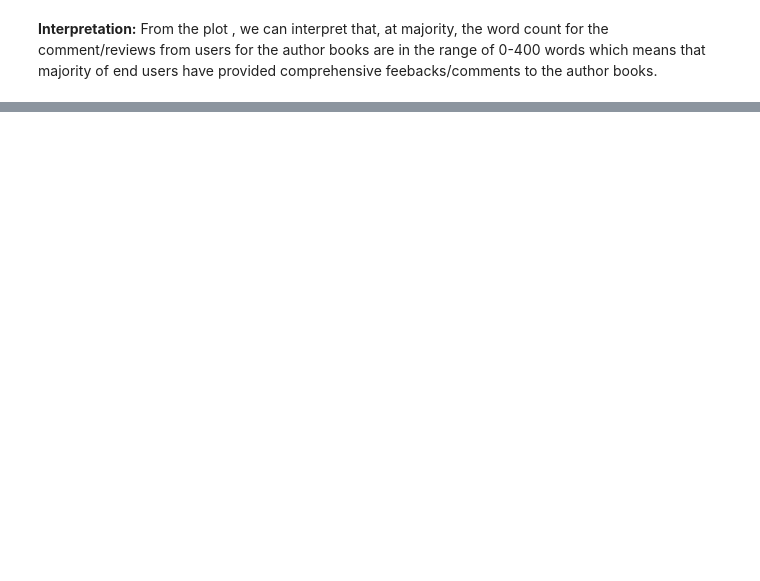
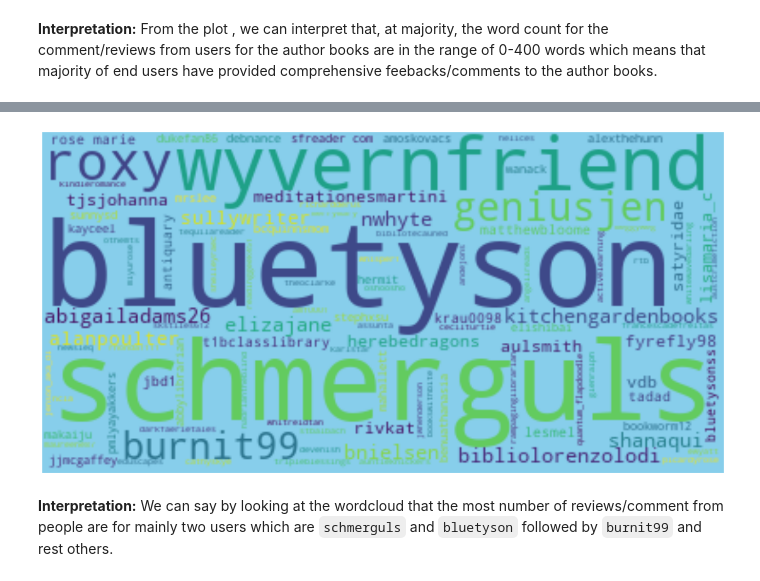
Before and after one commit to agamkachhal/COMP8240_GroupS, a Jupyter notebook: LibraryThing_DataAnalysis.ipynb, the cells around one changed output, grey strips where cells are left out. Cells and saved outputs as stored; diff of their text form; code cells hidden in the pictures; blank space fills up the shorter version.

```diff
--- a/LibraryThing_DataAnalysis.ipynb
+++ b/LibraryThing_DataAnalysis.ipynb
@@ -158,0 +180,16 @@ plt.show()
+# %%
+# Calling the wordcloud function and passing the required parameters.
+
+wordcloud = WordCloud(background_color="skyblue", stopwords = ['one','and','the','of','is','to','be','it']).generate(user_count)
+# %%
+# Constructing wordcloud for the number of users in the top 30k records from the dataset.
+
+rcParams['figure.figsize'] = 20, 20
+plt.imshow(wordcloud,interpolation = 'bilinear')
+plt.axis("off")
+plt.margins(x=0, y=0)
+plt.show()
+# %% [output]
+[figure, added]
+# %% [markdown]
+**Interpretation:** We can say by looking at the wordcloud that the most number of reviews/comment from people are for mainly two users which are `schmerguls` and `bluetyson` followed by `burnit99` and rest others.
```
Also changed, not shown: parts of 13 cells of this notebook.
